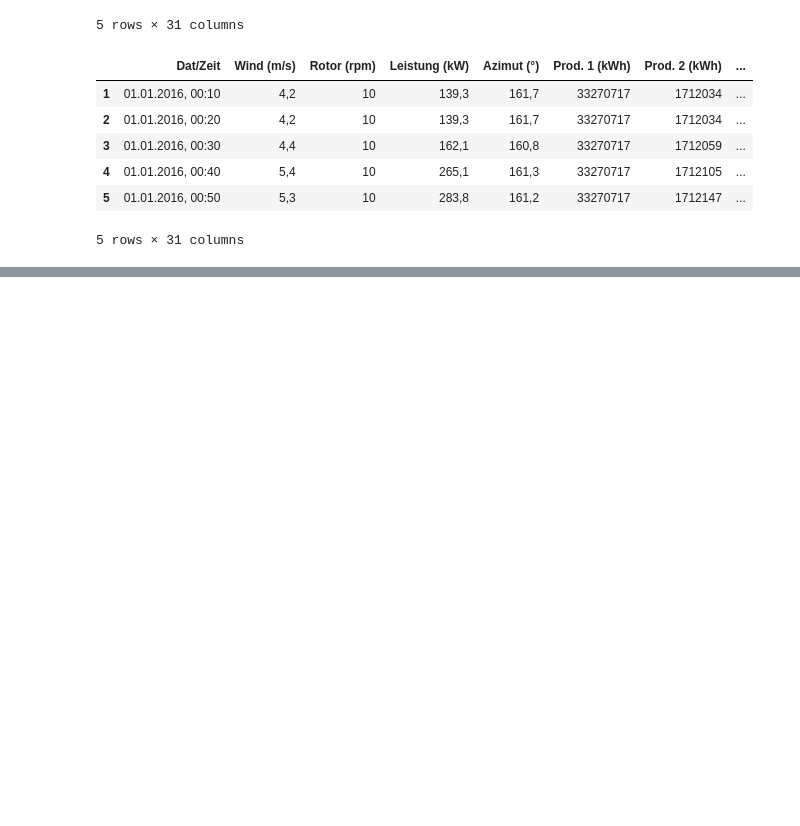
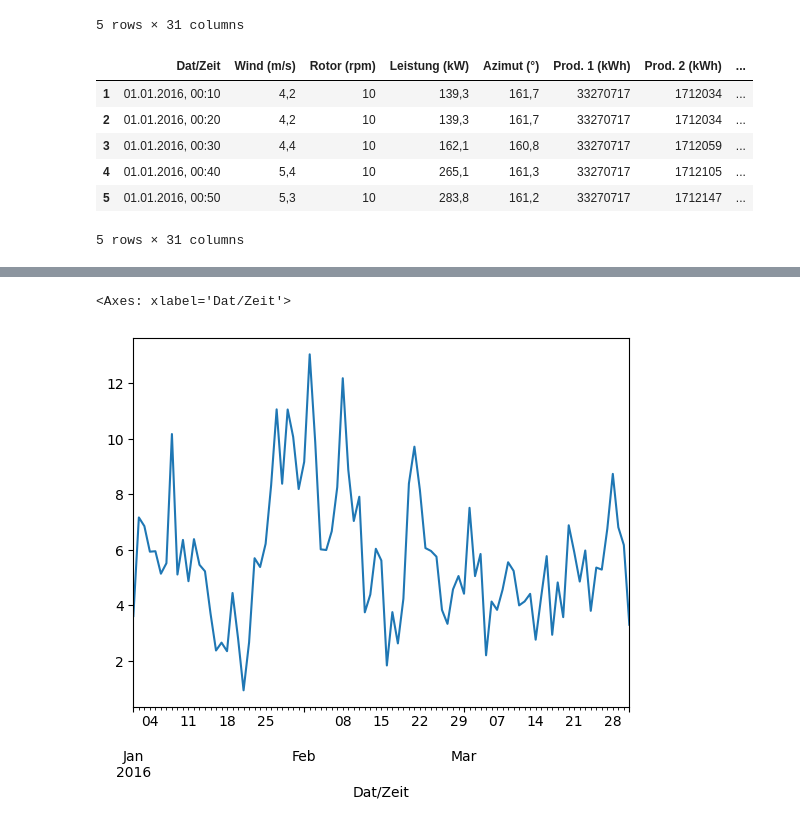
Before and after one commit to kis619/turbit-taskset, a Jupyter notebook: Turbit Project.ipynb, the cells around one changed output, grey strips where cells are left out. Drawn from its saved outputs; the diff is of its cells as text; code cells hidden in the pictures; blank space fills up the shorter version.

```diff
--- a/Turbit Project.ipynb
+++ b/Turbit Project.ipynb
@@ -255,0 +259,5 @@ Index(['Dat/Zeit', 'Wind (m/s)', 'Rotor (rpm)', 'Leistung (kW)', 'Azimut (°)',
+# %%
+formatted_date = pd.read_csv("data/Updated_Turbine1.csv",
+                             parse_dates=['Dat/Zeit'],)
+formatted_date['Dat/Zeit'] = pd.to_datetime(formatted_date['Dat/Zeit'], format="%d.%m.%Y, %H:%M")
+formatted_date.head()
@@ -255,0 +324,6 @@ Index(['Dat/Zeit', 'Wind (m/s)', 'Rotor (rpm)', 'Leistung (kW)', 'Azimut (°)',
+# %%
+daily_df = formatted_date["Wind (m/s)"].resample('D').mean()
+daily_df.plot(y="Wind (m/s)")
+# %% [output]
+<Axes: xlabel='Dat/Zeit'>
+[figure, added]
```
Also changed, not shown: parts of 17 cells of this notebook, 3 other files.
